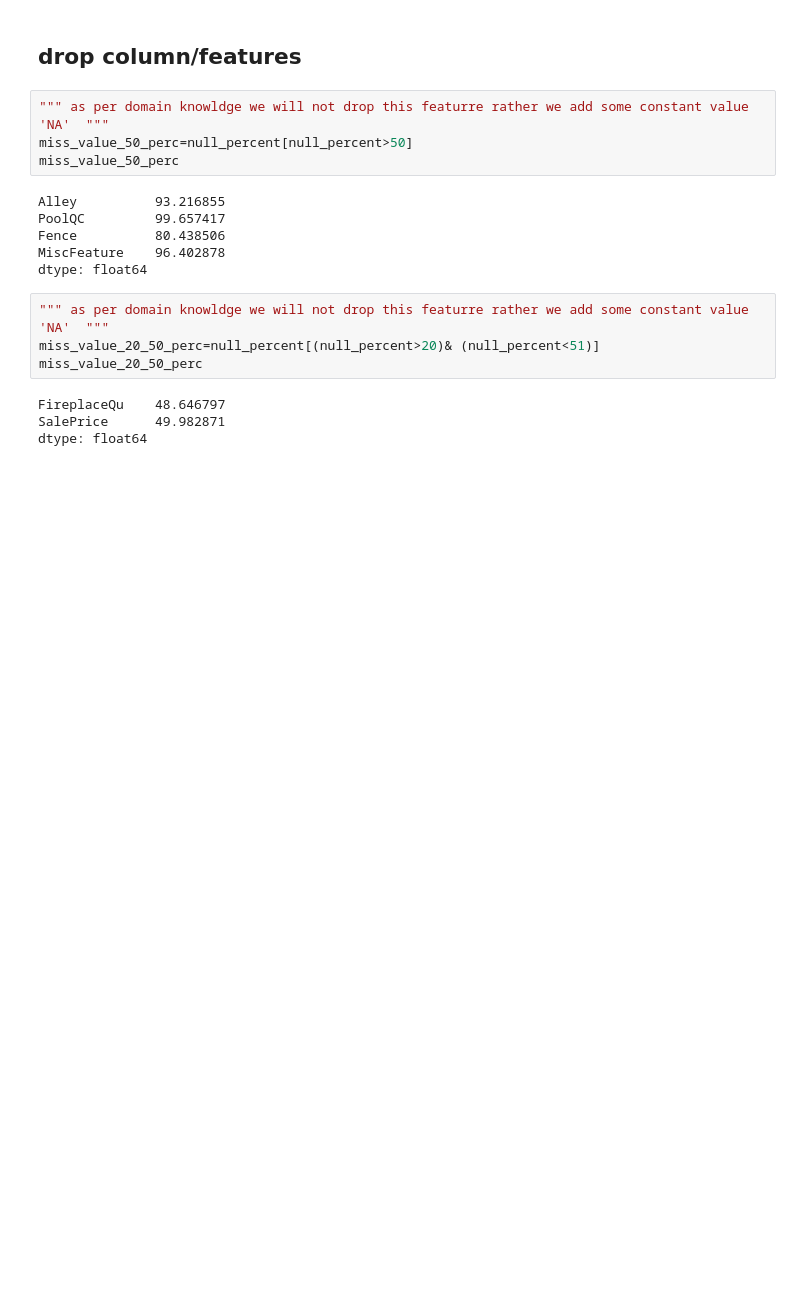
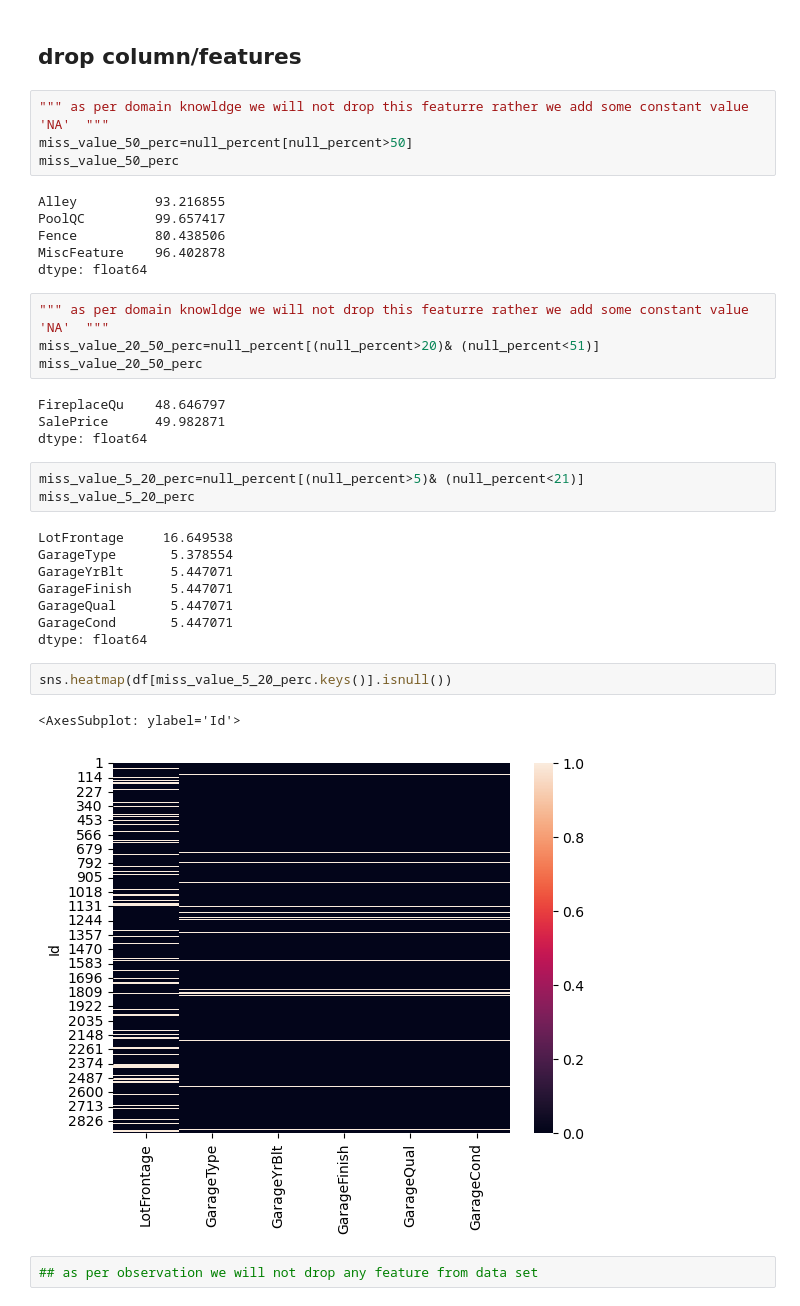
Before and after one commit to surajpoddar-ml/House-price--predictor, a Jupyter notebook: Machine L/src/main.ipynb, the cells around one changed output. Cells and saved outputs as stored; diff of their text form; blank space fills up the shorter version.

Commit message:
analyze features with 5 to 20 percent missing data

```diff
--- a/Machine L/src/main.ipynb
+++ b/Machine L/src/main.ipynb
@@ -186,3 +186,21 @@ miss_value_20_50_perc
 FireplaceQu    48.646797
 SalePrice      49.982871
 dtype: float64
+# %%
+miss_value_5_20_perc=null_percent[(null_percent>5)& (null_percent<21)]
+miss_value_5_20_perc
+# %% [output]
+LotFrontage     16.649538
+GarageType       5.378554
+GarageYrBlt      5.447071
+GarageFinish     5.447071
+GarageQual       5.447071
+GarageCond       5.447071
+dtype: float64
+# %%
+sns.heatmap(df[miss_value_5_20_perc.keys()].isnull())
+# %% [output]
+<AxesSubplot: ylabel='Id'>
+[figure, added]
+# %%
+## as per observation we will not drop any feature from data set
```
